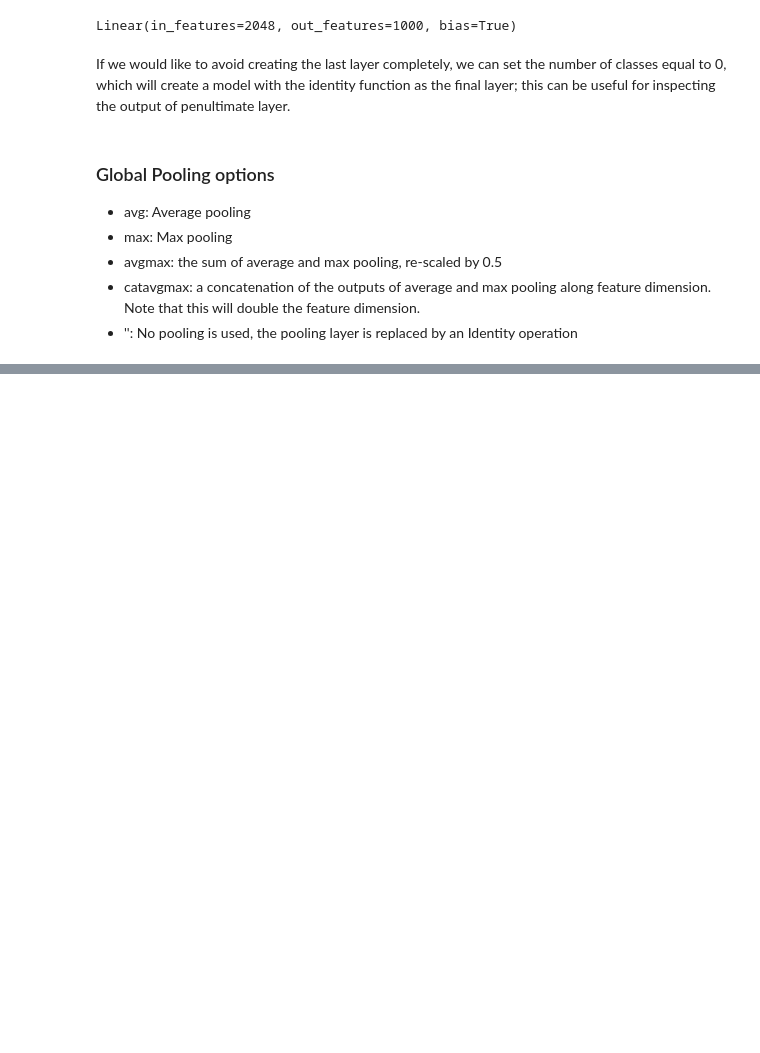
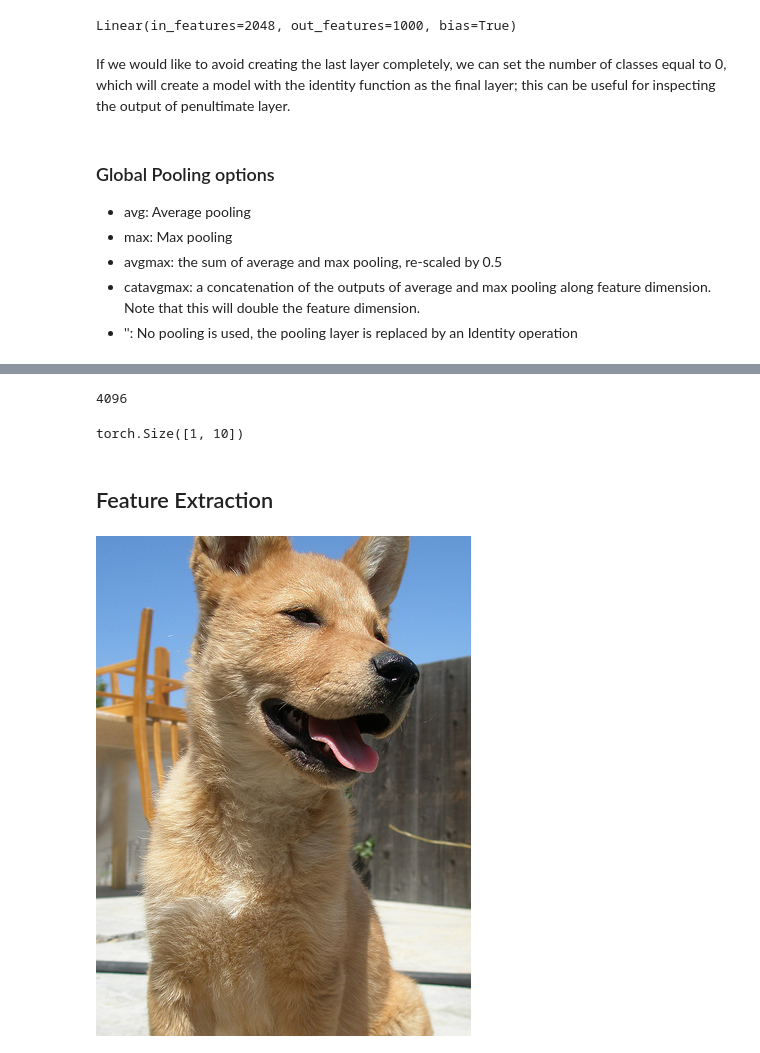
Before and after one commit to NguyenDuyCuong/Learning, a Jupyter notebook: machine-learning/playground/use-timm.ipynb, the cells around one changed output, grey strips where cells are left out. Drawn from its saved outputs; the diff is of its cells as text; code cells hidden in the pictures; blank space fills up the shorter version.

Commit message:
Feature Extraction

```diff
--- a/machine-learning/playground/use-timm.ipynb
+++ b/machine-learning/playground/use-timm.ipynb
@@ -10,3 +11,4 @@ path = untar_data(URLs.PETS)
 
 # Check the folder structure
 path.ls()
+pets_image_files = get_image_files(path/"images")
@@ -139,0 +174,5 @@ for pool in pool_types:
+# %%
+num_in_features = model.get_classifier().in_features
+num_in_features
+# %% [output]
+4096
@@ -139,0 +188,7 @@ for pool in pool_types:
+# %%
+model.eval()
+model(torch.randn(1, 3, 224, 224)).shape
+# %% [output]
+torch.Size([1, 10])
+# %% [markdown]
+## Feature Extraction
@@ -139,0 +198,6 @@ for pool in pool_types:
+# %%
+# Pick the first image
+image = Image.open(pets_image_files[1])
+image
+# %% [output]
+[figure, added]
```
Also changed, not shown: parts of 23 cells of this notebook.
